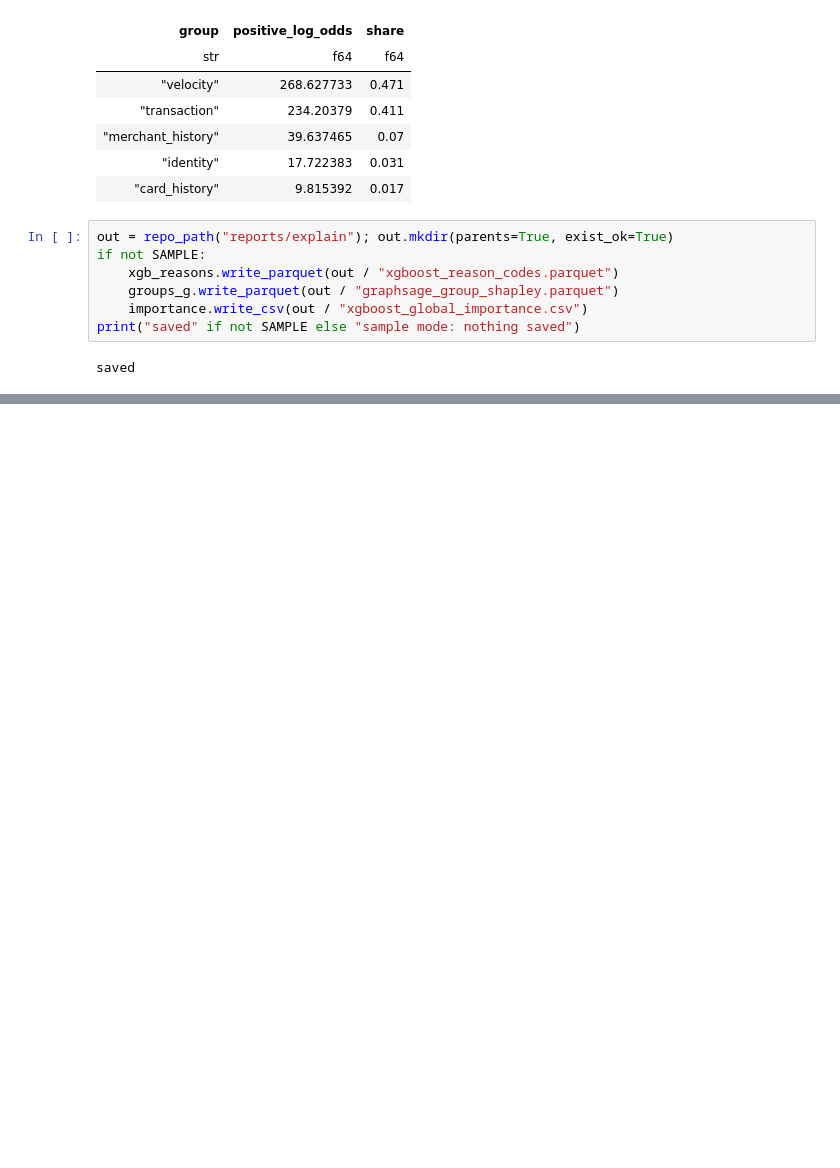
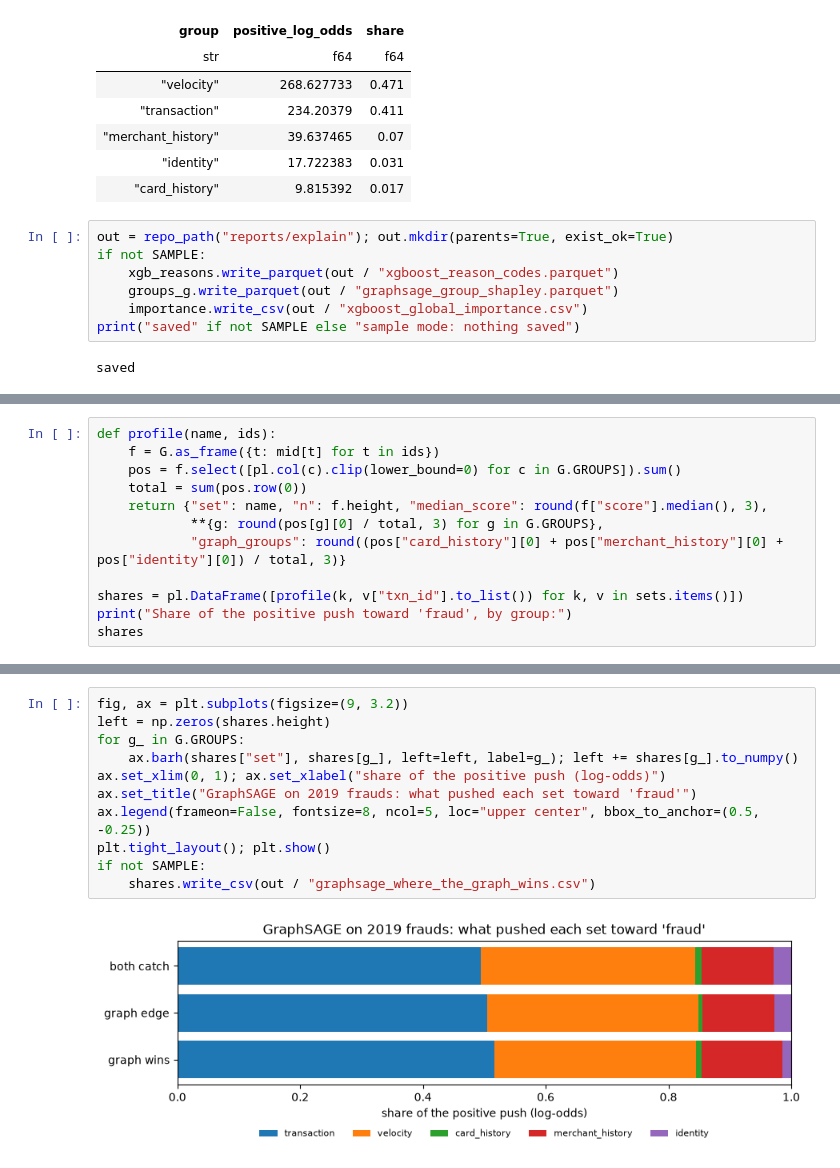
Before and after one commit to oluwadunni1/financial-fraud-detection, a Jupyter notebook: notebooks/phase5/02_explainability.ipynb, the cells around one changed output, grey strips where cells are left out. Cells and saved outputs as stored; diff of their text form; blank space fills up the shorter version.

```diff
--- a/notebooks/phase5/02_explainability.ipynb
+++ b/notebooks/phase5/02_explainability.ipynb
@@ -233,0 +273,12 @@ saved
+# %%
+def profile(name, ids):
+    f = G.as_frame({t: mid[t] for t in ids})
+    pos = f.select([pl.col(c).clip(lower_bound=0) for c in G.GROUPS]).sum()
+    total = sum(pos.row(0))
+    return {"set": name, "n": f.height, "median_score": round(f["score"].median(), 3),
+            **{g: round(pos[g][0] / total, 3) for g in G.GROUPS},
+            "graph_groups": round((pos["card_history"][0] + pos["merchant_history"][0] + pos["identity"][0]) / total, 3)}
+
+shares = pl.DataFrame([profile(k, v["txn_id"].to_list()) for k, v in sets.items()])
+print("Share of the positive push toward 'fraud', by group:")
+shares
@@ -234,3 +293,16 @@ saved
+# %%
+fig, ax = plt.subplots(figsize=(9, 3.2))
+left = np.zeros(shares.height)
+for g_ in G.GROUPS:
+    ax.barh(shares["set"], shares[g_], left=left, label=g_); left += shares[g_].to_numpy()
+ax.set_xlim(0, 1); ax.set_xlabel("share of the positive push (log-odds)")
+ax.set_title("GraphSAGE on 2019 frauds: what pushed each set toward 'fraud'")
+ax.legend(frameon=False, fontsize=8, ncol=5, loc="upper center", bbox_to_anchor=(0.5, -0.25))
+plt.tight_layout(); plt.show()
+if not SAMPLE:
+    shares.write_csv(out / "graphsage_where_the_graph_wins.csv")
+# %% [output]
+[figure, added]
 # %% [markdown]
 ## Reading the results (full run, 3 Oct 2026)
 
```
Also changed, not shown: parts of 5 cells of this notebook, 18 other files.
